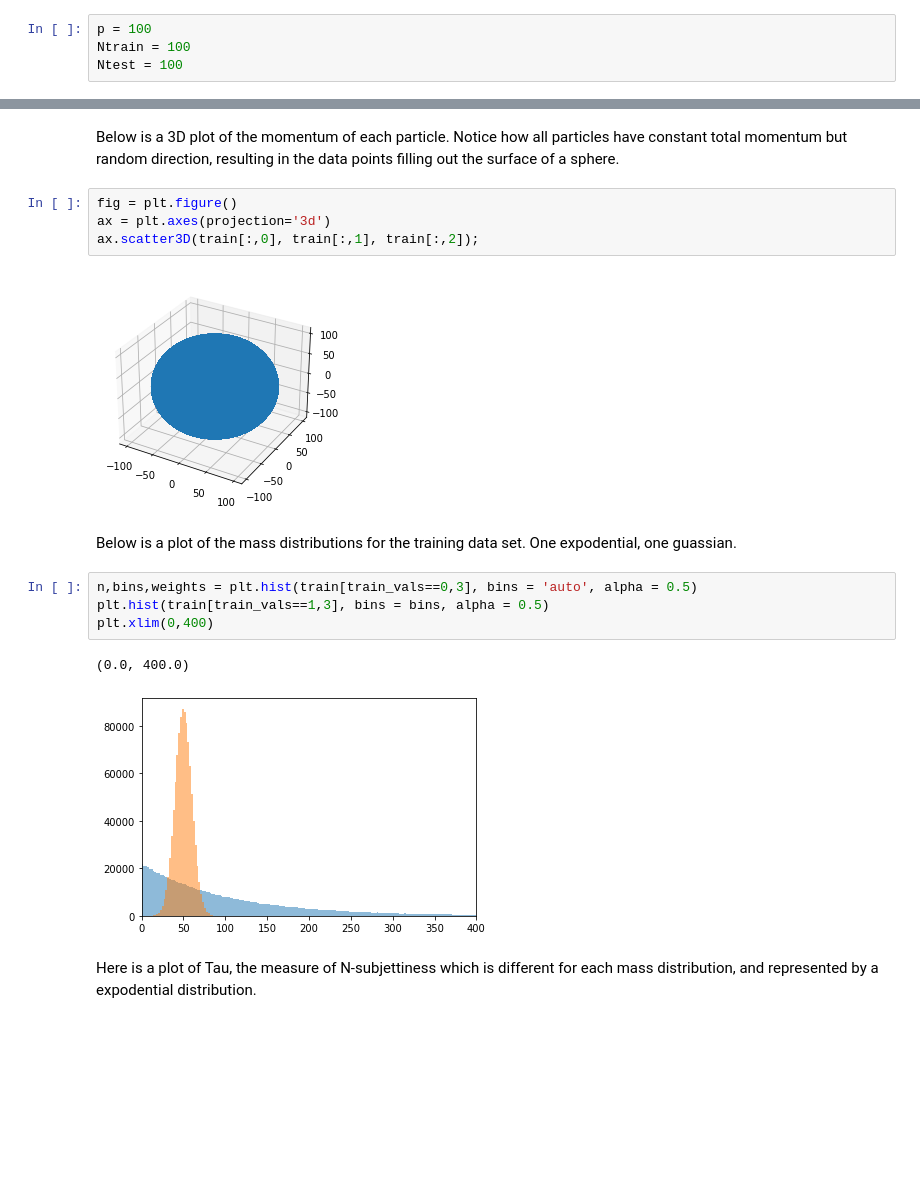
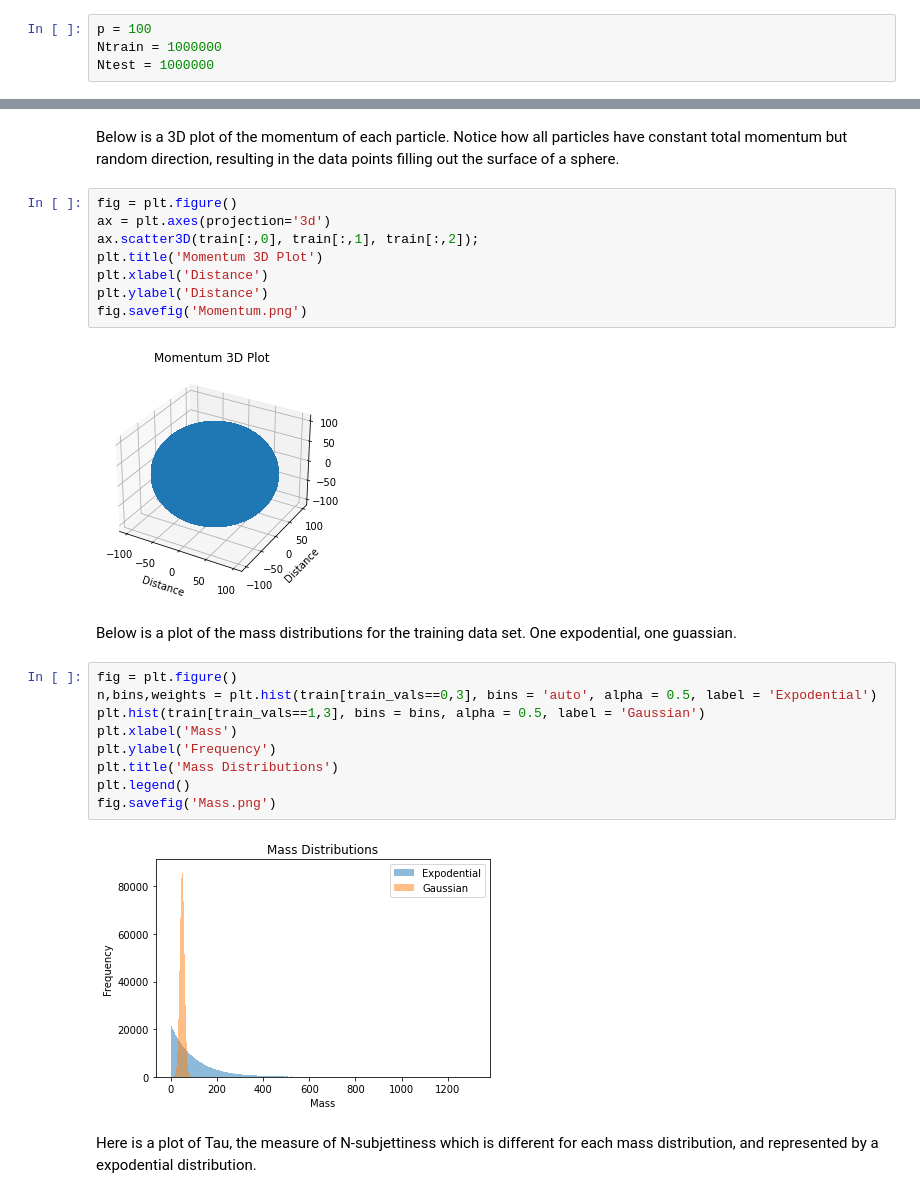
Before and after one commit to ubsuny/ParticleNN-Raspi4, a Jupyter notebook: Final/Final.ipynb, the cells around one changed output, grey strips where cells are left out. Saved outputs shown, nothing was run; the diff lists cells and outputs as text; blank space fills up the shorter version.

```diff
--- a/Final/Final.ipynb
+++ b/Final/Final.ipynb
@@ -16,8 +17,8 @@ from collections import defaultdict
 The user decides the constant momentum used for this simulation for all particles, as well as the size of the training and testing data sets.  The actual size of the test and training data sets is doubled as these numbers are for each distribution.
 # %%
 p = 100
-Ntrain = 100
-Ntest = 100
+Ntrain = 1000000
+Ntest = 1000000
 # %% [markdown]
 Here, I create the simulation data of a million particles per distribution for the training and testing data sets.
 # %%
@@ -28,18 +29,26 @@ Below is a 3D plot of the momentum of each particle.  Notice how all particles h
 # %%
 fig = plt.figure()
 ax = plt.axes(projection='3d')
 ax.scatter3D(train[:,0], train[:,1], train[:,2]);
+plt.title('Momentum 3D Plot')
+plt.xlabel('Distance')
+plt.ylabel('Distance')
+fig.savefig('Momentum.png')
 # %% [output]
-[figure, old version]
+[figure, new version]
 # %% [markdown]
 Below is a plot of the mass distributions for the training data set.  One expodential, one guassian.
 # %%
-n,bins,weights = plt.hist(train[train_vals==0,3], bins = 'auto', alpha = 0.5)
-plt.hist(train[train_vals==1,3], bins = bins, alpha = 0.5)
-plt.xlim(0,400)
+fig = plt.figure()
+n,bins,weights = plt.hist(train[train_vals==0,3], bins = 'auto', alpha = 0.5, label = 'Expodential')
+plt.hist(train[train_vals==1,3], bins = bins, alpha = 0.5, label = 'Gaussian')
+plt.xlabel('Mass')
+plt.ylabel('Frequency')
+plt.title('Mass Distributions')
+plt.legend()
+fig.savefig('Mass.png')
 # %% [output]
-(0.0, 400.0)
-[figure, old version]
+[figure, new version]
 # %% [markdown]
 Here is a plot of Tau, the measure of N-subjettiness which is different for each mass distribution, and represented by a expodential distribution.
 # %%
```
Also changed, not shown: parts of 31 cells of this notebook, 6 other files.
